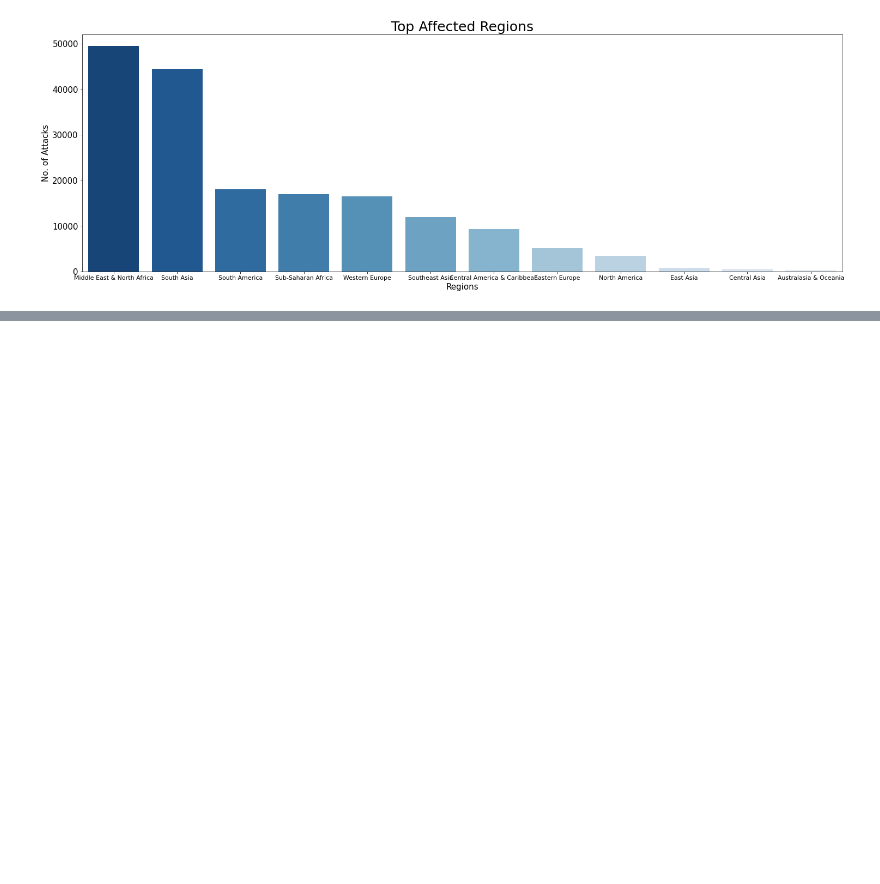
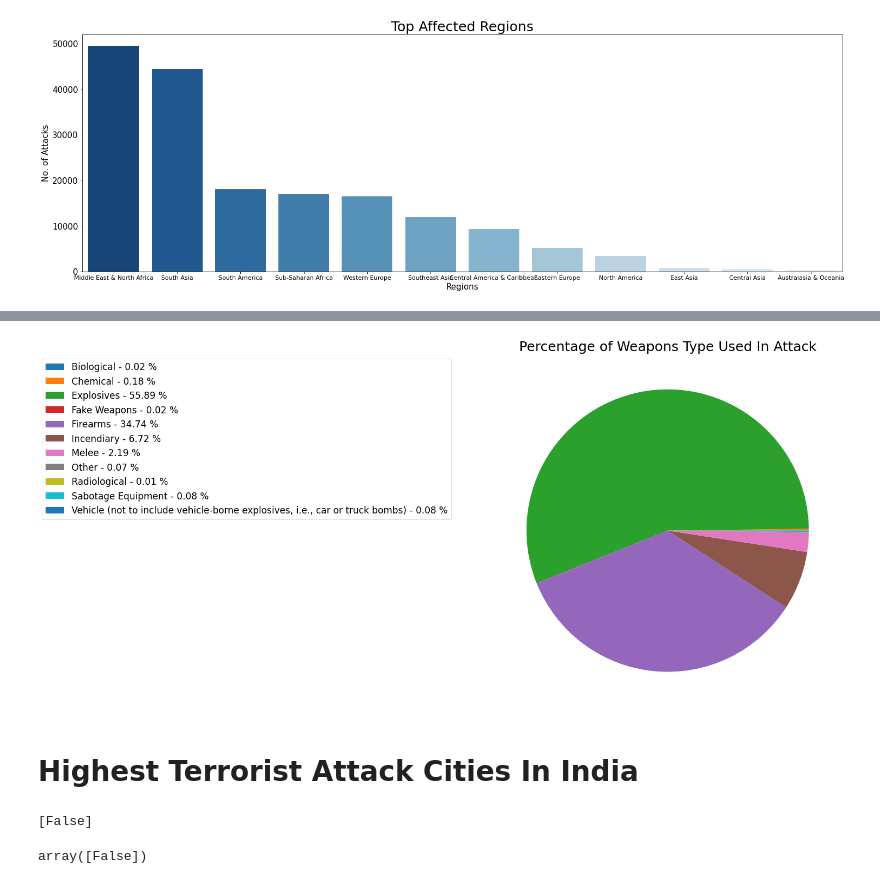
Before and after one commit to yashpatil454/Global_Terrorism_EDA_I, a Jupyter notebook: Team_Global_Terrorism_Analysis_Capstone_Project_I.ipynb, the cells around one changed output, grey strips where cells are left out. Drawn from its saved outputs; the diff is of its cells as text; code cells hidden in the pictures; blank space fills up the shorter version.

```diff
--- a/Team_Global_Terrorism_Analysis_Capstone_Project_I.ipynb
+++ b/Team_Global_Terrorism_Analysis_Capstone_Project_I.ipynb
@@ -16,7 +19,7 @@ drive.mount('/content/drive')
 # %% [output]
 Drive already mounted at /content/drive; to attempt to forcibly remount, call drive.mount("/content/drive", force_remount=True).
 # %%
-gt_df = pd.read_csv('/content/drive/MyDrive/AlmaBetter/Copy of Global Terrorism Data.csv',encoding="ISO-8859-1")
+gt_df = pd.read_csv('/content/drive/MyDrive/Colab Notebooks/Module 1/Capstone Project 1/Global Terrorism Data.csv',encoding="ISO-8859-1")
 # %% [output]
 Columns (4,6,31,33,61,62,63,76,79,90,92,94,96,114,115,121) have mixed types.Specify dtype option on import or set low_memory=False.
 # %% [markdown]
@@ -264,0 +284,3 @@ Pass the following variables as keyword args: x, y. From version 0.12, the only
+# %%
+# We have to remove Unknown values in Weapon_type column
+gt_df.drop(gt_df.index[gt_df['Weapon_type'] == 'Unknown'], inplace=True)
@@ -264,0 +292,3 @@ Pass the following variables as keyword args: x, y. From version 0.12, the only
+# %%
+weapon_df = gt_df.groupby(['Weapon_type'])['Weapon_type'].count()
+weapon_df
@@ -264,0 +309,24 @@ Pass the following variables as keyword args: x, y. From version 0.12, the only
+# %%
+# Draw pie chart for
+plt.figure(figsize=(15,12))
+data = weapon_df
+label = weapon_df.index
+percent = 100.*data/data.sum()
+plt.pie(data)
+
+#Making customized legend by editing labels
+labels = ['{0} - {1:1.2f} %'.format(i,j) for i,j in zip(label, percent)]
+plt.legend(labels, bbox_to_anchor=(-0.1,1), fontsize=17)
+plt.title('Percentage of Weapons Type Used In Attack', fontsize = 25)
+plt.show()
+# %% [output]
+[figure, added]
+# %% [markdown]
+# Highest Terrorist Attack Cities In India
+# %%
+# find there is any null or Unknown values
+print(gt_df['Country'].isnull().unique())
+(gt_df['Country'] == 'Unknown').unique()
+# %% [output]
+[False]
+array([False])
```
Also changed, not shown: parts of 16 cells of this notebook.
